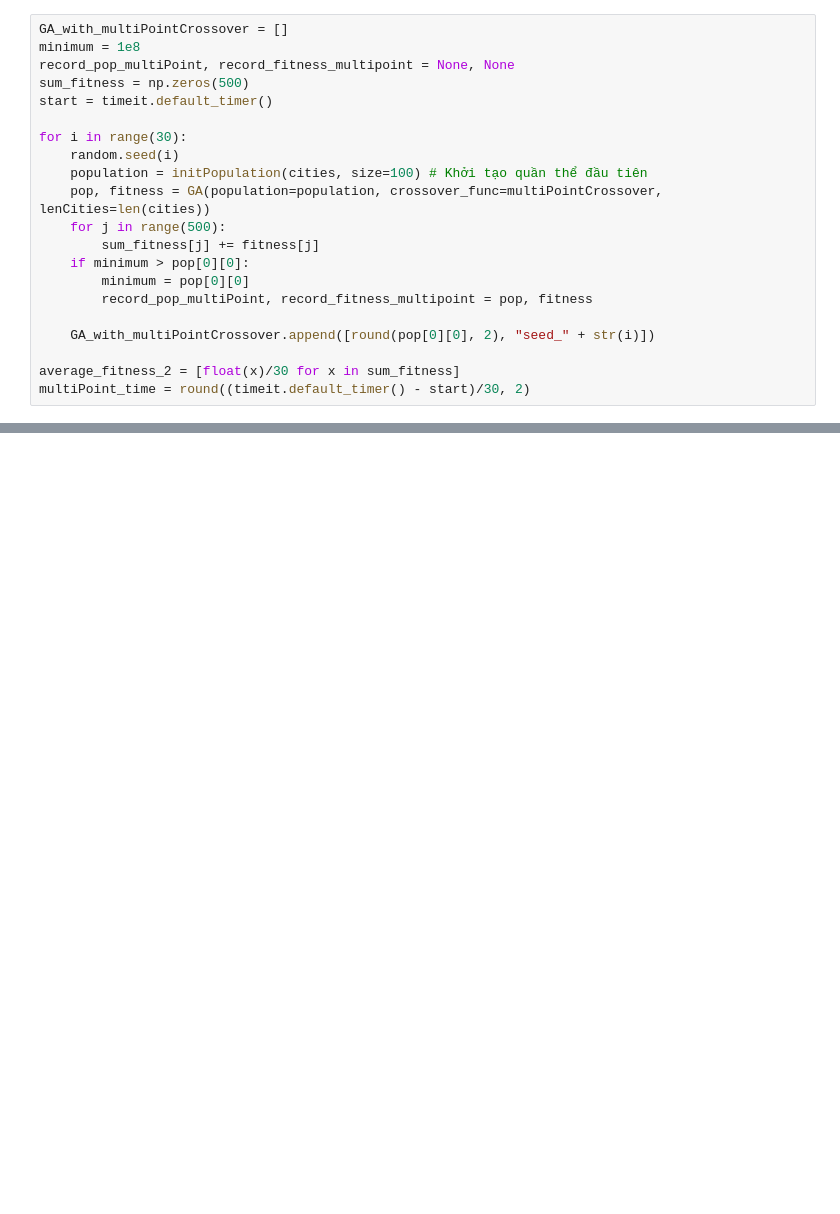
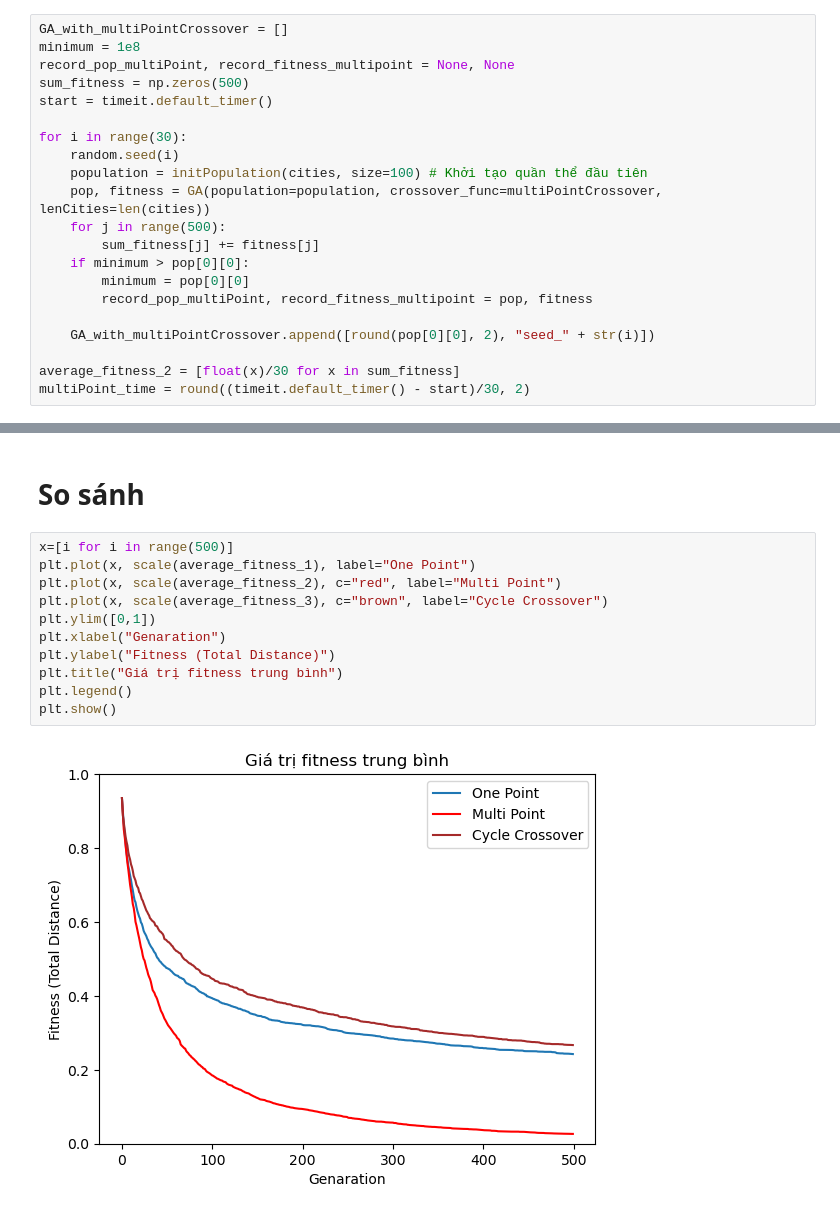
Before and after one commit to nguyenhoanganh2002/TSP-problem-using-Genetic-Algorithms, a Jupyter notebook: tsp-using-ga.ipynb, the cells around one changed output, grey strips where cells are left out. Drawn from its saved outputs; the diff is of its cells as text; blank space fills up the shorter version.

```diff
--- a/tsp-using-ga.ipynb
+++ b/tsp-using-ga.ipynb
@@ -379,3 +413,18 @@ drawMap(cities, record_pop_multiPoint[0][1], f"Kết quả tốt nhất khi dùn
+# %% [markdown]
+# So sánh
+# %%
+x=[i for i in range(500)]
+plt.plot(x, scale(average_fitness_1), label="One Point")
+plt.plot(x, scale(average_fitness_2), c="red", label="Multi Point")
+plt.plot(x, scale(average_fitness_3), c="brown", label="Cycle Crossover")
+plt.ylim([0,1])
+plt.xlabel("Genaration")
+plt.ylabel("Fitness (Total Distance)")
+plt.title("Giá trị fitness trung bình")
+plt.legend()
+plt.show()
+# %% [output]
+[figure, added]
 # %%
 data = np.array([[GA_with_singlePointCrossover[0][0],
                  GA_with_multiPointCrossover[0][0]],
```
Also changed, not shown: parts of 12 cells of this notebook.
